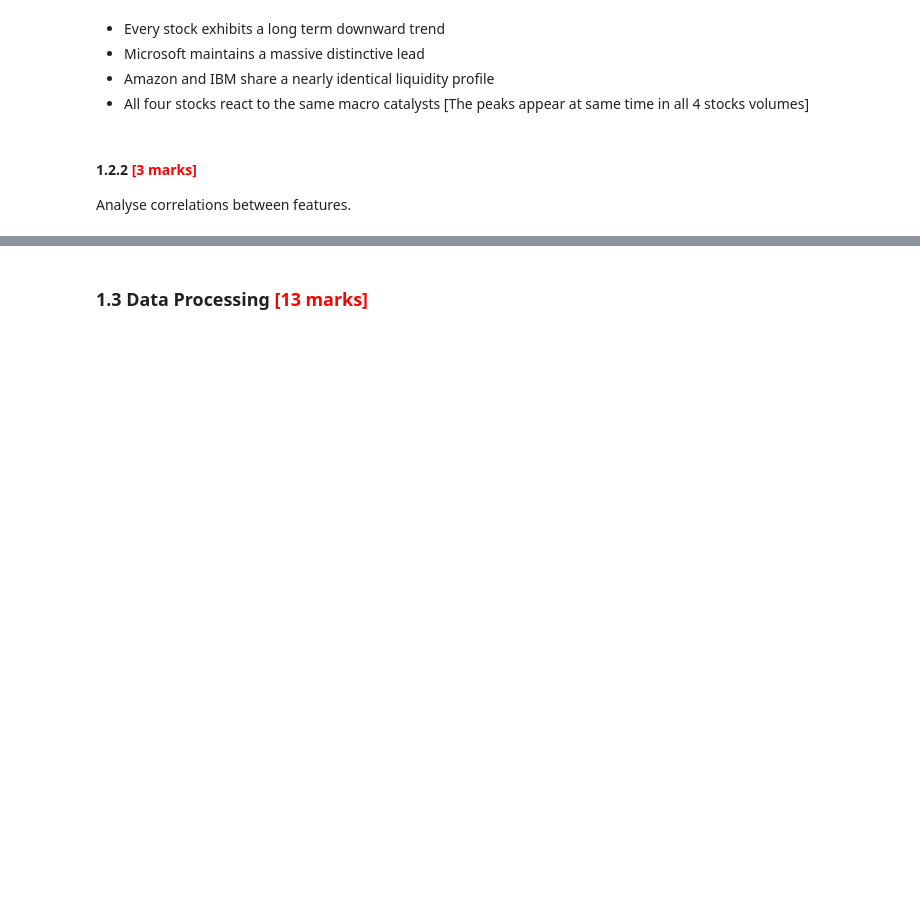
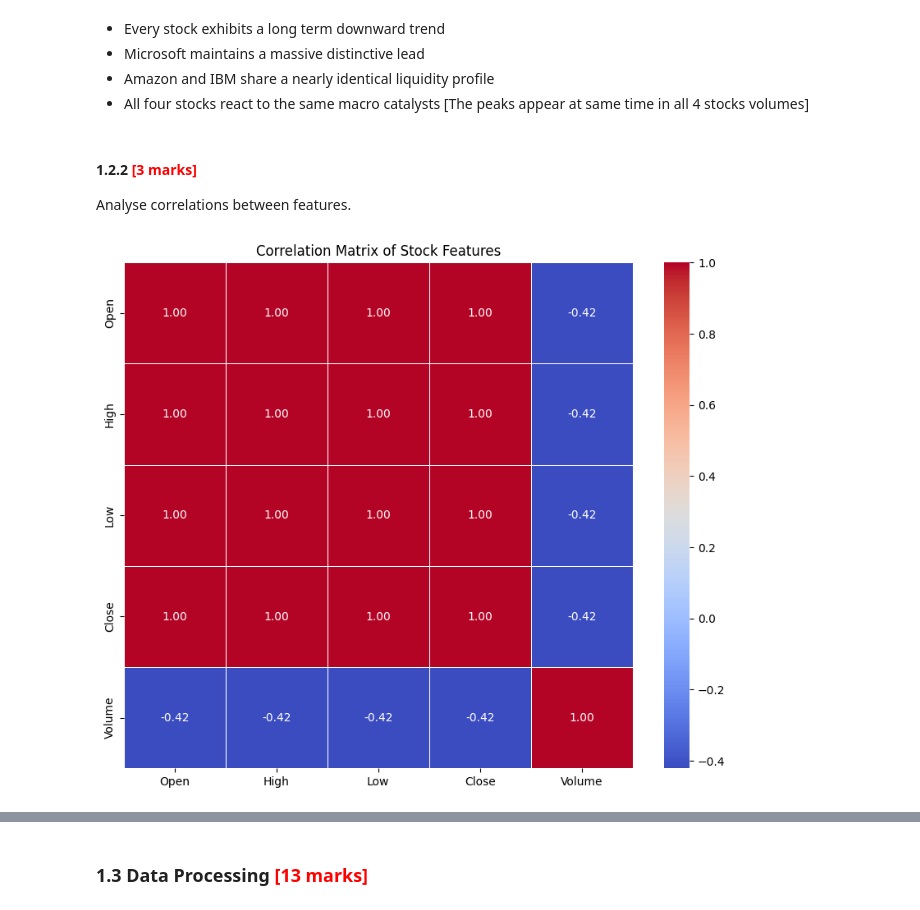
Before and after one commit to VFulara/RNN_Stock_Price_Prediction, a Jupyter notebook: RNN_Assg_Stock_Price_Prediction_Starter.ipynb, the cells around one changed output, grey strips where cells are left out. Saved outputs shown, nothing was run; the diff lists cells and outputs as text; code cells hidden in the pictures; blank space fills up the shorter version.

Commit message:
Correlation analysis completed

```diff
--- a/RNN_Assg_Stock_Price_Prediction_Starter.ipynb
+++ b/RNN_Assg_Stock_Price_Prediction_Starter.ipynb
@@ -229,0 +228,10 @@ Analyse correlations between features.
+# %%
+# Analyse correlations
+stocks_df_numeric = stocks_df.select_dtypes(include=[np.number])
+
+plt.figure(figsize=(10, 8))
+sns.heatmap(stocks_df_numeric.corr(), annot=True, fmt=".2f", cmap='coolwarm', linewidths=0.5)
+plt.title('Correlation Matrix of Stock Features')
+plt.show()
+# %% [output]
+[figure, added]
```
Also changed, not shown: parts of 5 cells of this notebook.
